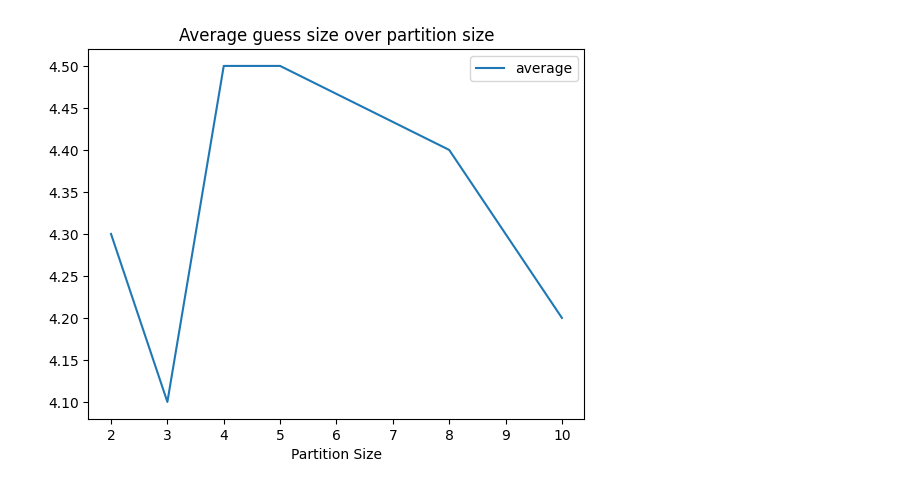
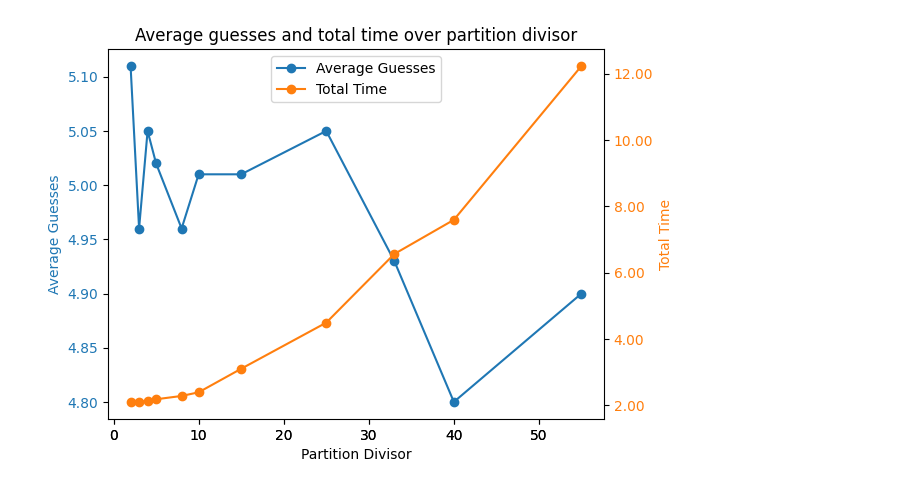
Before and after one commit to HugoPhibbs/AIML402_Assignment1, a Jupyter notebook: analysis.ipynb, the cells around one changed output. Saved outputs shown, nothing was run; the diff lists cells and outputs as text; code cells hidden in the pictures.

```diff
--- a/analysis.ipynb
+++ b/analysis.ipynb
@@ -57,13 +60,37 @@ KeyboardInterrupt:
-# %%
-import matplotlib.pyplot as plt
-
-averages_df.plot.line(x='Partition Size', y='average')
-
-plt.title("Average guess size over partition size")
-
-plt.savefig("averages.png", dpi=300)
-# %% [output]
-[figure, removed]
+# %%
+import matplotlib.pyplot as plt
+
+# Create a figure and two subplots with shared x-axis
+fig, ax1 = plt.subplots()
+
+# Plot 'average_guesses' on the left y-axis with a muted blue color
+ax1.plot(averages_df['Partition Size'], averages_df['average_guesses'], marker='o', label='Average Guesses', color='tab:blue')
+ax1.set_ylabel('Average Guesses', color='tab:blue')
+ax1.tick_params(axis='y', labelcolor='tab:blue')
+
+# Create a second y-axis and plot 'total_time' on the right y-axis with a muted red color
+ax2 = fig.add_subplot(111, sharex=ax1, frameon=False)
+ax2.plot(averages_df['Partition Size'], averages_df['total_time'], marker='o', label='Total Time', color='tab:orange')
+ax2.yaxis.tick_right()
+ax2.yaxis.set_label_position("right")
+ax2.set_ylabel('Total Time', color='tab:orange')
+ax2.tick_params(axis='y', labelcolor='tab:orange')
+
+# Combine the legends from both axes
+lines1, labels1 = ax1.get_legend_handles_labels()
+lines2, labels2 = ax2.get_legend_handles_labels()
+ax1.legend(lines1 + lines2, labels1 + labels2, loc='upper center', bbox_to_anchor=(0.5, 1))
+
+plt.title("Average guesses and total time over partition divisor")
+
+plt.xlabel("Partition Divisor")  # Set the x-label for both axes
+
+plt.gca().yaxis.set_major_formatter('{:.2f}'.format)
+
+plt.savefig("averages.png", dpi=400, bbox_inches='tight')
+plt.show()
+# %% [output]
+[figure, added]
 # %%
 averages_df
 # %% [output]
```
Also changed, not shown: parts of 8 cells of this notebook.
